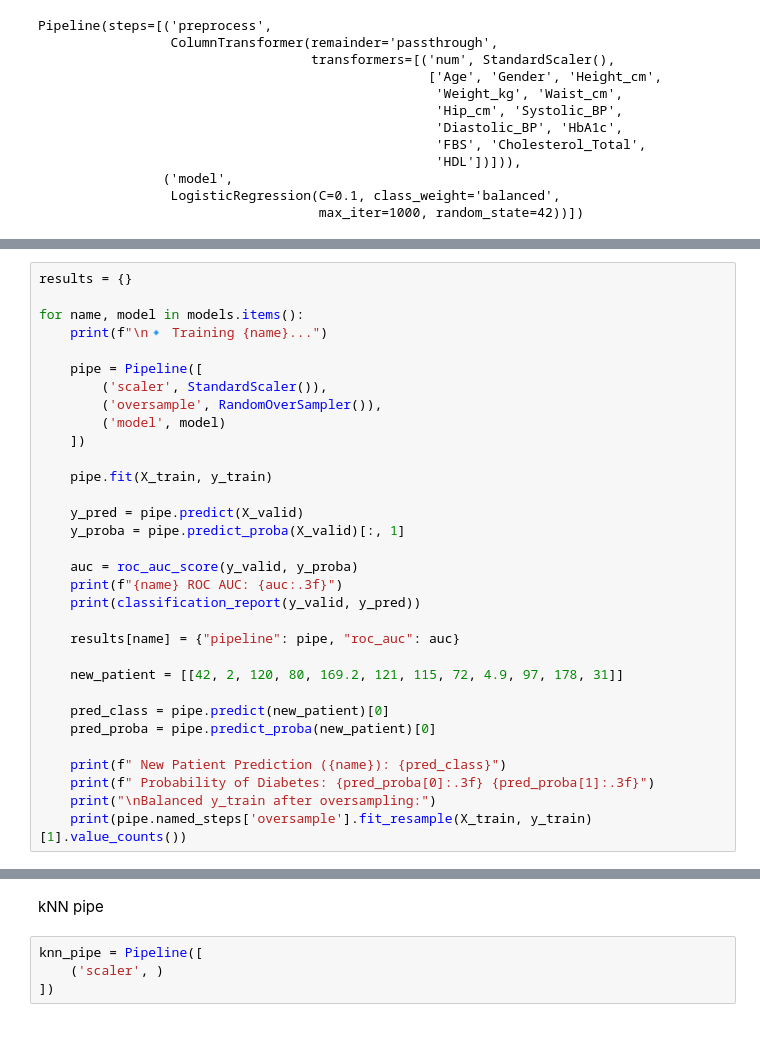
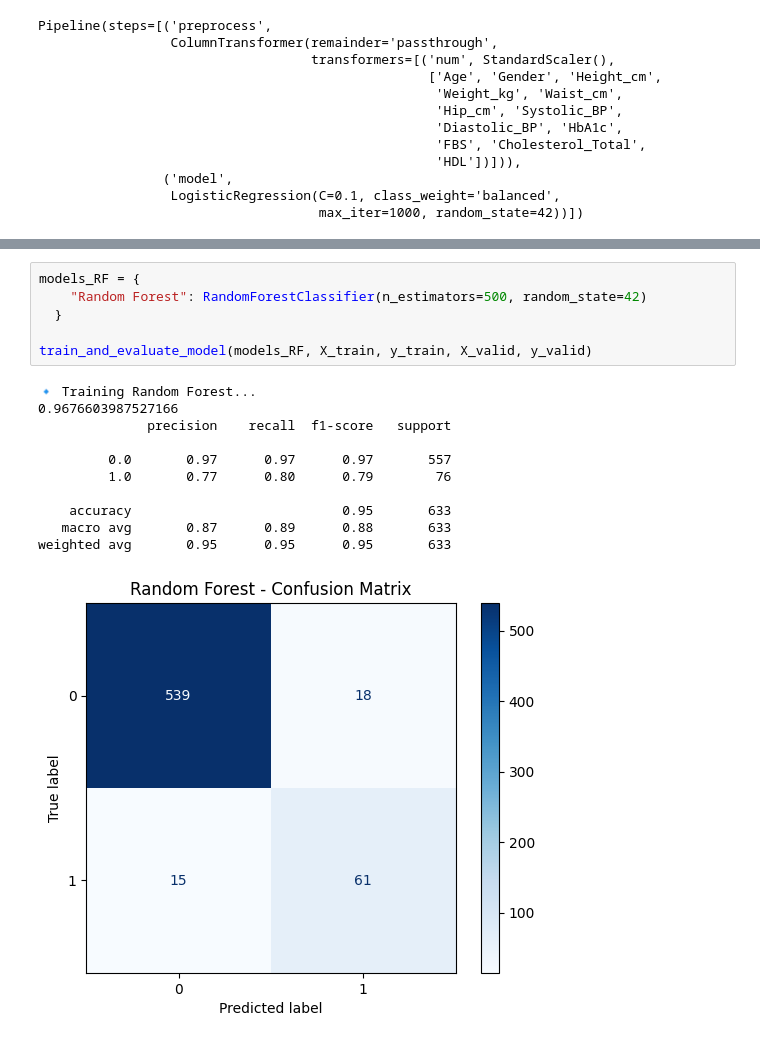
Before and after one commit to Jarmen24/thesis_diabetes, a Jupyter notebook: train_data.ipynb, the cells around one changed output, grey strips where cells are left out. Saved outputs shown, nothing was run; the diff lists cells and outputs as text.

Commit message:
chore: trying random_forest

```diff
--- a/train_data.ipynb
+++ b/train_data.ipynb
@@ -638,32 +598,0 @@ models = {
-# %%
-results = {}
-
-for name, model in models.items():
-    print(f"\n🔹 Training {name}...")
-
-    pipe = Pipeline([
-        ('scaler', StandardScaler()),
-        ('oversample', RandomOverSampler()),
-        ('model', model)
-    ])
-
-    pipe.fit(X_train, y_train)
-
-    y_pred = pipe.predict(X_valid)
-    y_proba = pipe.predict_proba(X_valid)[:, 1]
-
-    auc = roc_auc_score(y_valid, y_proba)
-    print(f"{name} ROC AUC: {auc:.3f}")
-    print(classification_report(y_valid, y_pred))
-
-    results[name] = {"pipeline": pipe, "roc_auc": auc}
-
-    new_patient = [[42, 2, 120, 80, 169.2, 121, 115, 72, 4.9, 97, 178, 31]]
-
-    pred_class = pipe.predict(new_patient)[0]
-    pred_proba = pipe.predict_proba(new_patient)[0]
-
-    print(f" New Patient Prediction ({name}): {pred_class}")
-    print(f" Probability of Diabetes: {pred_proba[0]:.3f} {pred_proba[1]:.3f}")
-    print("\nBalanced y_train after oversampling:")
-    print(pipe.named_steps['oversample'].fit_resample(X_train, y_train)[1].value_counts())
@@ -688,6 +599,18 @@ Name: count, dtype: int64
-# %% [markdown]
-kNN pipe
-# %%
-knn_pipe = Pipeline([
-    ('scaler', )
-])
+# %%
+models_RF = {
+    "Random Forest": RandomForestClassifier(n_estimators=500, random_state=42)
+  }
+
+train_and_evaluate_model(models_RF, X_train, y_train, X_valid, y_valid)
+# %% [output]
+🔹 Training Random Forest...
+0.9676603987527166
+              precision    recall  f1-score   support
+
+         0.0       0.97      0.97      0.97       557
+         1.0       0.77      0.80      0.79        76
+
+    accuracy                           0.95       633
+   macro avg       0.87      0.89      0.88       633
+weighted avg       0.95      0.95      0.95       633
+[figure, added]
```
Also changed, not shown: parts of 13 cells of this notebook.
